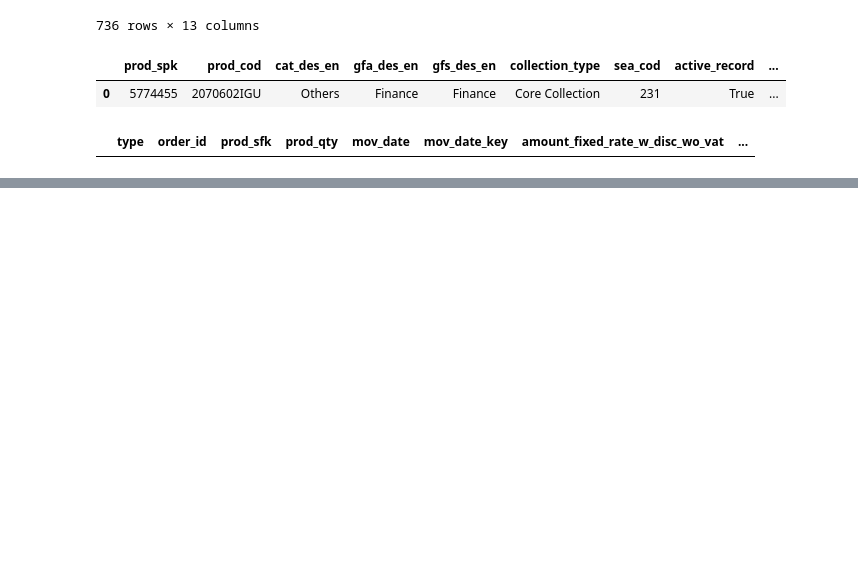
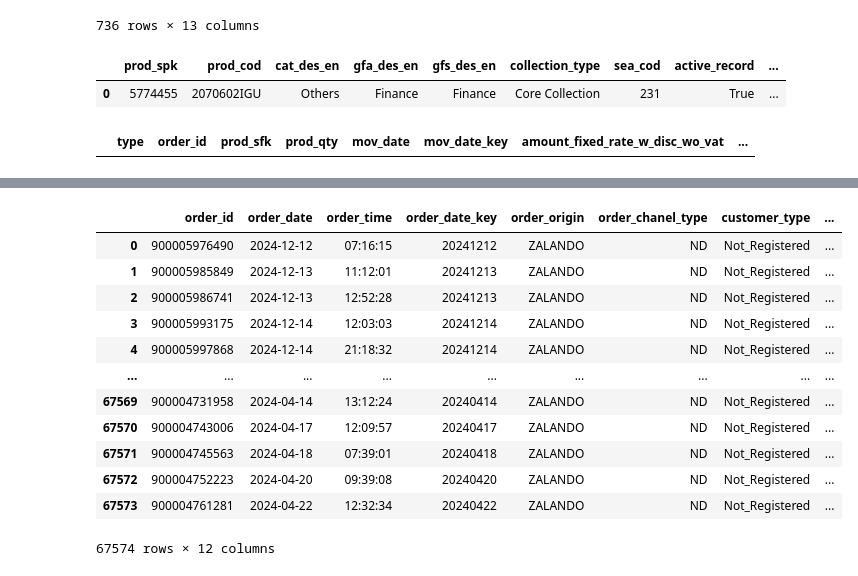
Before and after one commit to NathanAtaide/CASPTONE, a Jupyter notebook: notebooks/Consulta Silver.ipynb, the cells around one changed output, grey strips where cells are left out. Drawn from its saved outputs; the diff is of its cells as text; code cells hidden in the pictures; blank space fills up the shorter version.

```diff
--- a/notebooks/Consulta Silver.ipynb
+++ b/notebooks/Consulta Silver.ipynb
@@ -995,0 +1071,25 @@ df_T
+# %%
+# Columns and types of a dataset
+df_T = con.sql(f"""
+
+Select *
+FROM read_parquet('{order_cab}')
+where mark_cod = 'Zalando PL'
+
+""").df()
+
+df_T
+# %% [output]
+|  | order_id | order_date | order_time | order_date_key | order_origin | order_chanel_type | customer_type | ... |
+| 0 | 900005976490 | 2024-12-12 | 07:16:15 | 20241212 | ZALANDO | ND | Not_Registered | ... |
+| 1 | 900005985849 | 2024-12-13 | 11:12:01 | 20241213 | ZALANDO | ND | Not_Registered | ... |
+| 2 | 900005986741 | 2024-12-13 | 12:52:28 | 20241213 | ZALANDO | ND | Not_Registered | ... |
+| 3 | 900005993175 | 2024-12-14 | 12:03:03 | 20241214 | ZALANDO | ND | Not_Registered | ... |
+| 4 | 900005997868 | 2024-12-14 | 21:18:32 | 20241214 | ZALANDO | ND | Not_Registered | ... |
+| ... | ... | ... | ... | ... | ... | ... | ... | ... |
+| 67569 | 900004731958 | 2024-04-14 | 13:12:24 | 20240414 | ZALANDO | ND | Not_Registered | ... |
+| 67570 | 900004743006 | 2024-04-17 | 12:09:57 | 20240417 | ZALANDO | ND | Not_Registered | ... |
+| 67571 | 900004745563 | 2024-04-18 | 07:39:01 | 20240418 | ZALANDO | ND | Not_Registered | ... |
+| 67572 | 900004752223 | 2024-04-20 | 09:39:08 | 20240420 | ZALANDO | ND | Not_Registered | ... |
+| 67573 | 900004761281 | 2024-04-22 | 12:32:34 | 20240422 | ZALANDO | ND | Not_Registered | ... |
+67574 rows × 12 columns
```
Also changed, not shown: parts of 9 cells of this notebook, 13 other files.
